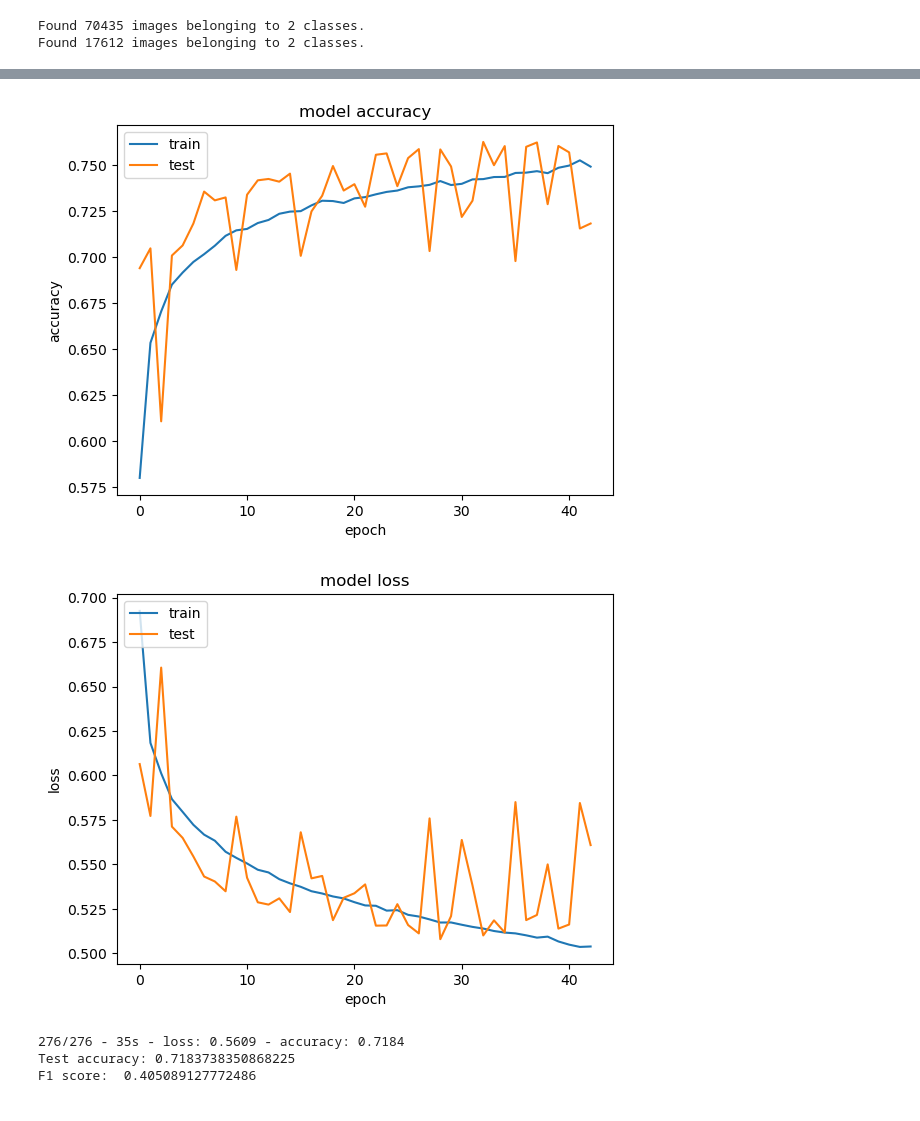
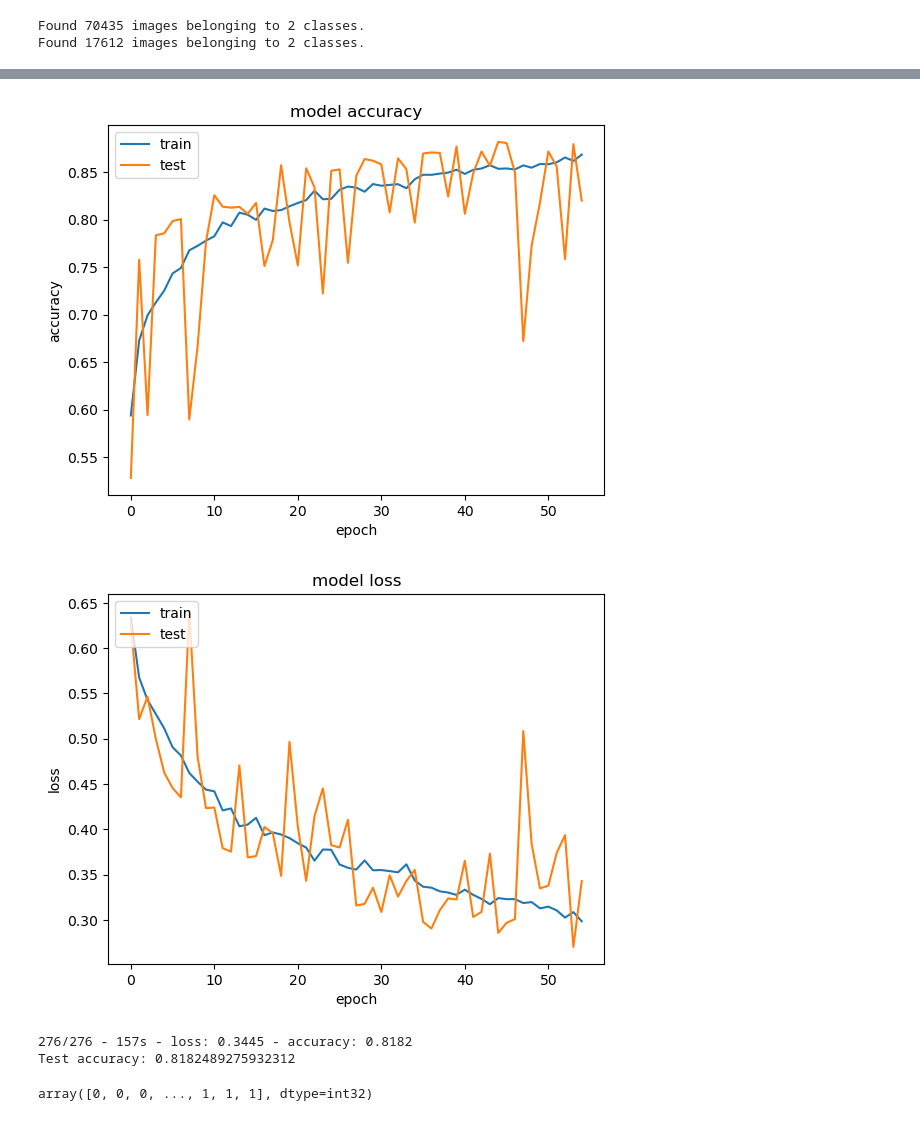
Before and after one commit to jacksonchen1998/2023-NYCU-Data-Science, a Jupyter notebook: Homework 01/mymodel.ipynb, the cells around one changed output, grey strips where cells are left out. Drawn from its saved outputs; the diff is of its cells as text; code cells hidden in the pictures.

```diff
--- a/Homework 01/mymodel.ipynb
+++ b/Homework 01/mymodel.ipynb
@@ -159,0 +158,3 @@ tf.config.experimental.list_physical_devices('GPU')
+# %%
+initial_epochs = 10
+loss0, accuracy0 = model.evaluate(test_it)
@@ -159,0 +165,4 @@ tf.config.experimental.list_physical_devices('GPU')
+# %%
+resnet50_transfer = model.fit(train_it,
+                    epochs=initial_epochs,
+                    validation_data=test_it)
@@ -159,0 +224,6 @@ tf.config.experimental.list_physical_devices('GPU')
+# %%
+model.compile(loss=tf.keras.losses.BinaryCrossentropy(from_logits=True),
+                optimizer = tf.keras.optimizers.Adam(1e-5),
+                metrics=['accuracy'])
+
+model.summary()
@@ -162,16 +255,20 @@ tf.config.experimental.list_physical_devices('GPU')
 from keras.callbacks import ModelCheckpoint, EarlyStopping
 from sklearn.metrics import f1_score
 
+fine_tune_epochs = 100
+total_epochs =  initial_epochs + fine_tune_epochs
+
 # define the checkpoint
-checkpoint = ModelCheckpoint('resnet50.h5', monitor='val_accuracy', verbose=1, save_best_only=True, mode='max')
+checkpoint = ModelCheckpoint('resnet50_2.h5', monitor='val_accuracy', verbose=1, save_best_only=True, mode='max')
 # define the early stopping
 early = EarlyStopping(monitor='val_accuracy', min_delta=0, patience=10, verbose=1, mode='max')
 
 # fit the model
-history = model.fit(train_it,
+resnet50_fine_tune = model.fit(train_it,
                     steps_per_epoch=len(train_it),
                     validation_data=test_it,
                     validation_steps=len(test_it),
-                    epochs=100,
+                    initial_epoch=resnet50_transfer.epoch[-1],
+                    epochs=total_epochs,
                     callbacks=[checkpoint, early])
 # %% [output]
@@ -200,34 +292,27 @@ Epoch 00043: early stopping
 # %%
 # plot the accuracy and loss
-plt.plot(history.history['accuracy'])
-plt.plot(history.history['val_accuracy'])
+plt.plot(resnet50_fine_tune.history['accuracy'])
+plt.plot(resnet50_fine_tune.history['val_accuracy'])
 plt.title('model accuracy')
 plt.ylabel('accuracy')
 plt.xlabel('epoch')
 plt.legend(['train', 'test'], loc='upper left')
 plt.show()
 
-plt.plot(history.history['loss'])
-plt.plot(history.history['val_loss'])
+plt.plot(resnet50_fine_tune.history['loss'])
+plt.plot(resnet50_fine_tune.history['val_loss'])
 plt.title('model loss')
 plt.ylabel('loss')
 plt.xlabel('epoch')
 plt.legend(['train', 'test'], loc='upper left')
 plt.show()
 # %% [output]
-[figure, old version]
+[figure, new version]
-[figure, old version]
+[figure, new version]
 # %%
 # evaluate the model with all the test data
 test_loss, test_acc = model.evaluate(test_it, verbose=2)
 print('Test accuracy:', test_acc)
-# f1 score
-y_pred = model.predict(test_it)
-y_pred = np.round(y_pred)
-y_true = test_it.classes
-f1 = f1_score(y_true, y_pred)
-print('F1 score: ', f1)
 # %% [output]
-276/276 - 35s - loss: 0.5609 - accuracy: 0.7184
-Test accuracy: 0.7183738350868225
-F1 score:  0.405089127772486
+276/276 - 157s - loss: 0.3445 - accuracy: 0.8182
+Test accuracy: 0.8182489275932312
@@ -233,0 +322,5 @@ F1 score:  0.405089127772486
+# %%
+# show test_it labels
+test_it.labels
+# %% [output]
+array([0, 0, 0, ..., 1, 1, 1], dtype=int32)
```
Also changed, not shown: parts of 25 cells of this notebook, 2 other files.
